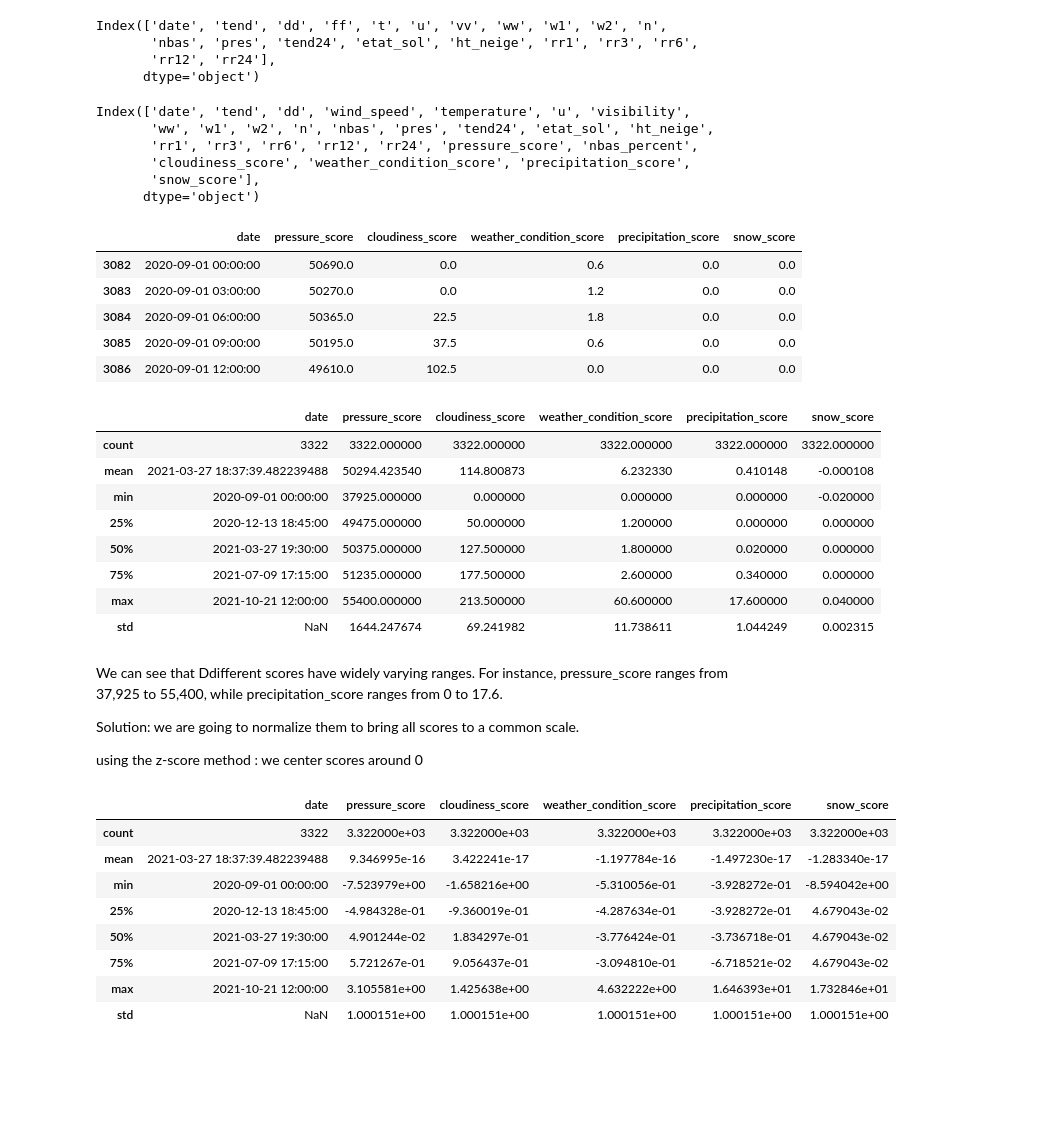
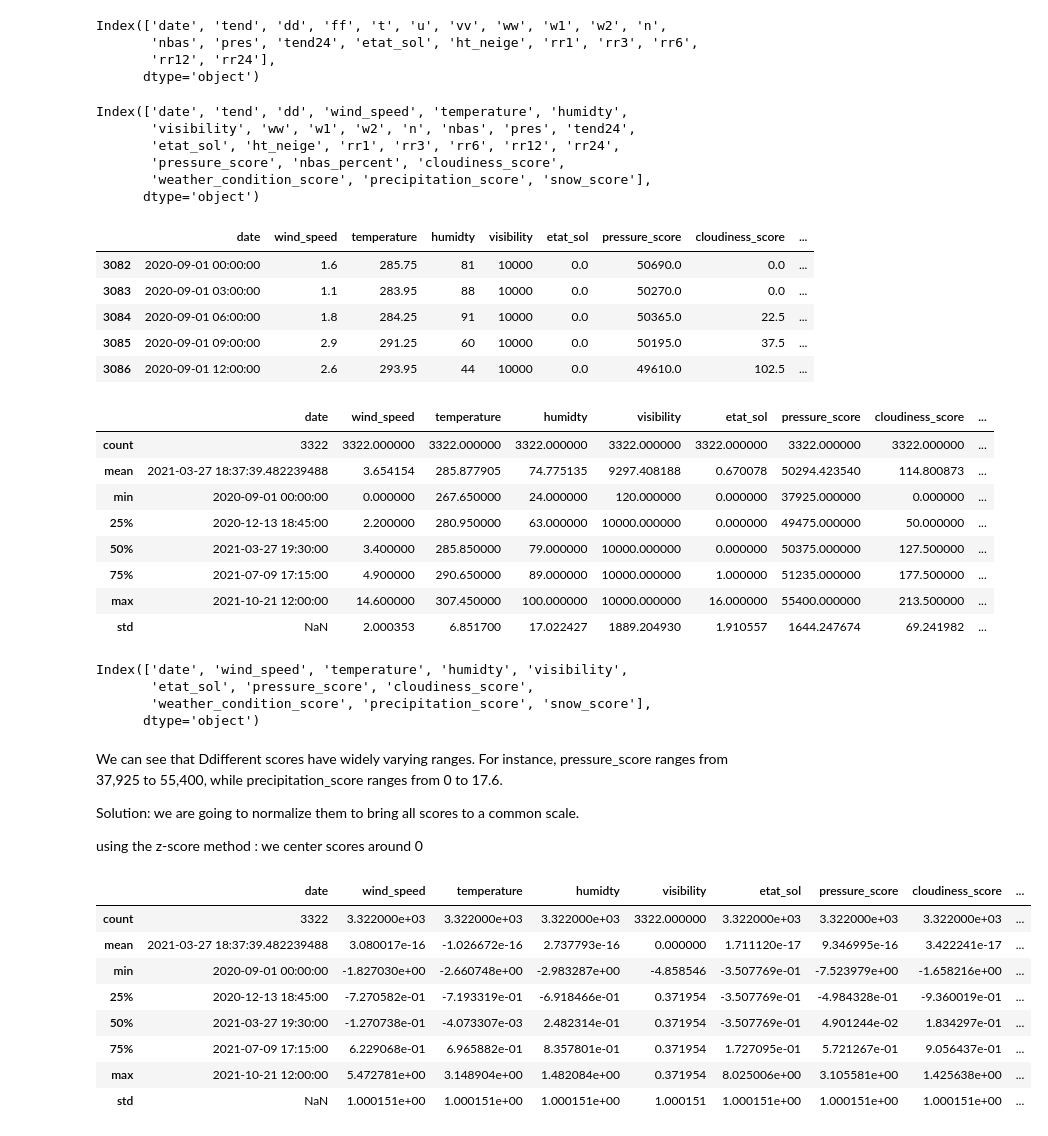
Before and after one commit to louis-leibo/bike_counters, a Jupyter notebook: Dev_by_sam_&_louis/EDA + feature engineering.ipynb, the cells around one changed output. Cells and saved outputs as stored; diff of their text form; code cells hidden in the pictures; blank space fills up the shorter version.

Commit message:
update scores

```diff
--- a/Dev_by_sam_&_louis/EDA + feature engineering.ipynb
+++ b/Dev_by_sam_&_louis/EDA + feature engineering.ipynb
@@ -792,6 +792,9 @@ external_data_cleaned.rename(columns={'t': 'temperature'}, inplace=True)
 
 # we rename vv with visibility :
 external_data_cleaned.rename(columns={'vv': 'visibility'}, inplace=True)
+
+# we rename u with humidity :
+external_data_cleaned.rename(columns={'u': 'humidty'}, inplace=True)
 
 # creation of a cloudiness score :
 external_data_cleaned['nbas_percent'] = (external_data_cleaned['nbas'] / 8) * 100 # nbas is in octas from 0 to 8
@@ -814,17 +817,17 @@ external_data_cleaned['snow_score'] = external_data_cleaned['ht_neige']
 # %%
 external_data_cleaned.columns
 # %% [output]
-Index(['date', 'tend', 'dd', 'wind_speed', 'temperature', 'u', 'visibility',
-       'ww', 'w1', 'w2', 'n', 'nbas', 'pres', 'tend24', 'etat_sol', 'ht_neige',
-       'rr1', 'rr3', 'rr6', 'rr12', 'rr24', 'pressure_score', 'nbas_percent',
-       'cloudiness_score', 'weather_condition_score', 'precipitation_score',
-       'snow_score'],
+Index(['date', 'tend', 'dd', 'wind_speed', 'temperature', 'humidty',
+       'visibility', 'ww', 'w1', 'w2', 'n', 'nbas', 'pres', 'tend24',
+       'etat_sol', 'ht_neige', 'rr1', 'rr3', 'rr6', 'rr12', 'rr24',
+       'pressure_score', 'nbas_percent', 'cloudiness_score',
+       'weather_condition_score', 'precipitation_score', 'snow_score'],
       dtype='object')
 # %%
 # Define the columns to remove
-columns_to_remove = ['index', 'tend', 'dd', 'wind_speed', 'temperature', 'u',
-                     'visibility', 'ww', 'w1', 'w2', 'n', 'nbas', 'nbas_percent', 'pres',
-                     'tend24', 'etat_sol', 'ht_neige', 'rr1', 'rr3',
+columns_to_remove = ['index', 'tend', 'dd',
+                     'ww', 'w1', 'w2', 'n', 'nbas', 'nbas_percent', 'pres',
+                     'tend24', 'ht_neige', 'rr1', 'rr3',
                      'rr6', 'rr12', 'rr24']
 
 # Remove the columns
@@ -833,24 +836,31 @@ external_data_cleaned = external_data_cleaned.drop(columns=columns_to_remove, er
 # Display the resulting DataFrame
 external_data_cleaned.head()
 # %% [output]
-|  | date | pressure_score | cloudiness_score | weather_condition_score | precipitation_score | snow_score |
-| 3082 | 2020-09-01 00:00:00 | 50690.0 | 0.0 | 0.6 | 0.0 | 0.0 |
-| 3083 | 2020-09-01 03:00:00 | 50270.0 | 0.0 | 1.2 | 0.0 | 0.0 |
-| 3084 | 2020-09-01 06:00:00 | 50365.0 | 22.5 | 1.8 | 0.0 | 0.0 |
-| 3085 | 2020-09-01 09:00:00 | 50195.0 | 37.5 | 0.6 | 0.0 | 0.0 |
-| 3086 | 2020-09-01 12:00:00 | 49610.0 | 102.5 | 0.0 | 0.0 | 0.0 |
+|  | date | wind_speed | temperature | humidty | visibility | etat_sol | pressure_score | cloudiness_score | ... |
+| 3082 | 2020-09-01 00:00:00 | 1.6 | 285.75 | 81 | 10000 | 0.0 | 50690.0 | 0.0 | ... |
+| 3083 | 2020-09-01 03:00:00 | 1.1 | 283.95 | 88 | 10000 | 0.0 | 50270.0 | 0.0 | ... |
+| 3084 | 2020-09-01 06:00:00 | 1.8 | 284.25 | 91 | 10000 | 0.0 | 50365.0 | 22.5 | ... |
+| 3085 | 2020-09-01 09:00:00 | 2.9 | 291.25 | 60 | 10000 | 0.0 | 50195.0 | 37.5 | ... |
+| 3086 | 2020-09-01 12:00:00 | 2.6 | 293.95 | 44 | 10000 | 0.0 | 49610.0 | 102.5 | ... |
 # %%
 external_data_cleaned.describe()
 # %% [output]
-|  | date | pressure_score | cloudiness_score | weather_condition_score | precipitation_score | snow_score |
-| count | 3322 | 3322.000000 | 3322.000000 | 3322.000000 | 3322.000000 | 3322.000000 |
-| mean | 2021-03-27 18:37:39.482239488 | 50294.423540 | 114.800873 | 6.232330 | 0.410148 | -0.000108 |
-| min | 2020-09-01 00:00:00 | 37925.000000 | 0.000000 | 0.000000 | 0.000000 | -0.020000 |
-| 25% | 2020-12-13 18:45:00 | 49475.000000 | 50.000000 | 1.200000 | 0.000000 | 0.000000 |
-| 50% | 2021-03-27 19:30:00 | 50375.000000 | 127.500000 | 1.800000 | 0.020000 | 0.000000 |
-| 75% | 2021-07-09 17:15:00 | 51235.000000 | 177.500000 | 2.600000 | 0.340000 | 0.000000 |
-| max | 2021-10-21 12:00:00 | 55400.000000 | 213.500000 | 60.600000 | 17.600000 | 0.040000 |
-| std | NaN | 1644.247674 | 69.241982 | 11.738611 | 1.044249 | 0.002315 |
+|  | date | wind_speed | temperature | humidty | visibility | etat_sol | pressure_score | cloudiness_score | ... |
+| count | 3322 | 3322.000000 | 3322.000000 | 3322.000000 | 3322.000000 | 3322.000000 | 3322.000000 | 3322.000000 | ... |
+| mean | 2021-03-27 18:37:39.482239488 | 3.654154 | 285.877905 | 74.775135 | 9297.408188 | 0.670078 | 50294.423540 | 114.800873 | ... |
+| min | 2020-09-01 00:00:00 | 0.000000 | 267.650000 | 24.000000 | 120.000000 | 0.000000 | 37925.000000 | 0.000000 | ... |
+| 25% | 2020-12-13 18:45:00 | 2.200000 | 280.950000 | 63.000000 | 10000.000000 | 0.000000 | 49475.000000 | 50.000000 | ... |
+| 50% | 2021-03-27 19:30:00 | 3.400000 | 285.850000 | 79.000000 | 10000.000000 | 0.000000 | 50375.000000 | 127.500000 | ... |
+| 75% | 2021-07-09 17:15:00 | 4.900000 | 290.650000 | 89.000000 | 10000.000000 | 1.000000 | 51235.000000 | 177.500000 | ... |
+| max | 2021-10-21 12:00:00 | 14.600000 | 307.450000 | 100.000000 | 10000.000000 | 16.000000 | 55400.000000 | 213.500000 | ... |
+| std | NaN | 2.000353 | 6.851700 | 17.022427 | 1889.204930 | 1.910557 | 1644.247674 | 69.241982 | ... |
+# %%
+external_data_cleaned.columns
+# %% [output]
+Index(['date', 'wind_speed', 'temperature', 'humidty', 'visibility',
+       'etat_sol', 'pressure_score', 'cloudiness_score',
+       'weather_condition_score', 'precipitation_score', 'snow_score'],
+      dtype='object')
 # %% [markdown]
 We can see that Ddifferent scores have widely varying ranges. For instance, pressure_score ranges from 37,925 to 55,400, while precipitation_score ranges from 0 to 17.6.
 
@@ -860,24 +870,24 @@ using the z-score method : we center scores around 0
 # %%
 from sklearn.preprocessing import StandardScaler
 
-columns_to_normalize = ['pressure_score', 'cloudiness_score',
+columns_to_normalize = ['wind_speed', 'etat_sol', 'temperature', 'humidty', 'visibility', 'pressure_score', 'cloudiness_score',
                         'weather_condition_score', 'precipitation_score', 'snow_score']
 
 scaler = StandardScaler()
 
 external_data_cleaned[columns_to_normalize] = scaler.fit_transform(external_data_cleaned[columns_to_normalize])
 
 external_data_cleaned.describe()
 # %% [output]
-|  | date | pressure_score | cloudiness_score | weather_condition_score | precipitation_score | snow_score |
-| count | 3322 | 3.322000e+03 | 3.322000e+03 | 3.322000e+03 | 3.322000e+03 | 3.322000e+03 |
-| mean | 2021-03-27 18:37:39.482239488 | 9.346995e-16 | 3.422241e-17 | -1.197784e-16 | -1.497230e-17 | -1.283340e-17 |
-| min | 2020-09-01 00:00:00 | -7.523979e+00 | -1.658216e+00 | -5.310056e-01 | -3.928272e-01 | -8.594042e+00 |
-| 25% | 2020-12-13 18:45:00 | -4.984328e-01 | -9.360019e-01 | -4.287634e-01 | -3.928272e-01 | 4.679043e-02 |
-| 50% | 2021-03-27 19:30:00 | 4.901244e-02 | 1.834297e-01 | -3.776424e-01 | -3.736718e-01 | 4.679043e-02 |
-| 75% | 2021-07-09 17:15:00 | 5.721267e-01 | 9.056437e-01 | -3.094810e-01 | -6.718521e-02 | 4.679043e-02 |
-| max | 2021-10-21 12:00:00 | 3.105581e+00 | 1.425638e+00 | 4.632222e+00 | 1.646393e+01 | 1.732846e+01 |
-| std | NaN | 1.000151e+00 | 1.000151e+00 | 1.000151e+00 | 1.000151e+00 | 1.000151e+00 |
+|  | date | wind_speed | temperature | humidty | visibility | etat_sol | pressure_score | cloudiness_score | ... |
+| count | 3322 | 3.322000e+03 | 3.322000e+03 | 3.322000e+03 | 3322.000000 | 3.322000e+03 | 3.322000e+03 | 3.322000e+03 | ... |
+| mean | 2021-03-27 18:37:39.482239488 | 3.080017e-16 | -1.026672e-16 | 2.737793e-16 | 0.000000 | 1.711120e-17 | 9.346995e-16 | 3.422241e-17 | ... |
+| min | 2020-09-01 00:00:00 | -1.827030e+00 | -2.660748e+00 | -2.983287e+00 | -4.858546 | -3.507769e-01 | -7.523979e+00 | -1.658216e+00 | ... |
+| 25% | 2020-12-13 18:45:00 | -7.270582e-01 | -7.193319e-01 | -6.918466e-01 | 0.371954 | -3.507769e-01 | -4.984328e-01 | -9.360019e-01 | ... |
+| 50% | 2021-03-27 19:30:00 | -1.270738e-01 | -4.073307e-03 | 2.482314e-01 | 0.371954 | -3.507769e-01 | 4.901244e-02 | 1.834297e-01 | ... |
+| 75% | 2021-07-09 17:15:00 | 6.229068e-01 | 6.965882e-01 | 8.357801e-01 | 0.371954 | 1.727095e-01 | 5.721267e-01 | 9.056437e-01 | ... |
+| max | 2021-10-21 12:00:00 | 5.472781e+00 | 3.148904e+00 | 1.482084e+00 | 0.371954 | 8.025006e+00 | 3.105581e+00 | 1.425638e+00 | ... |
+| std | NaN | 1.000151e+00 | 1.000151e+00 | 1.000151e+00 | 1.000151 | 1.000151e+00 | 1.000151e+00 | 1.000151e+00 | ... |
 # %%
 external_data_cleaned.columns
 # %% [output]
```
Also changed, not shown: parts of 1 cell of this notebook, 1 other file.
